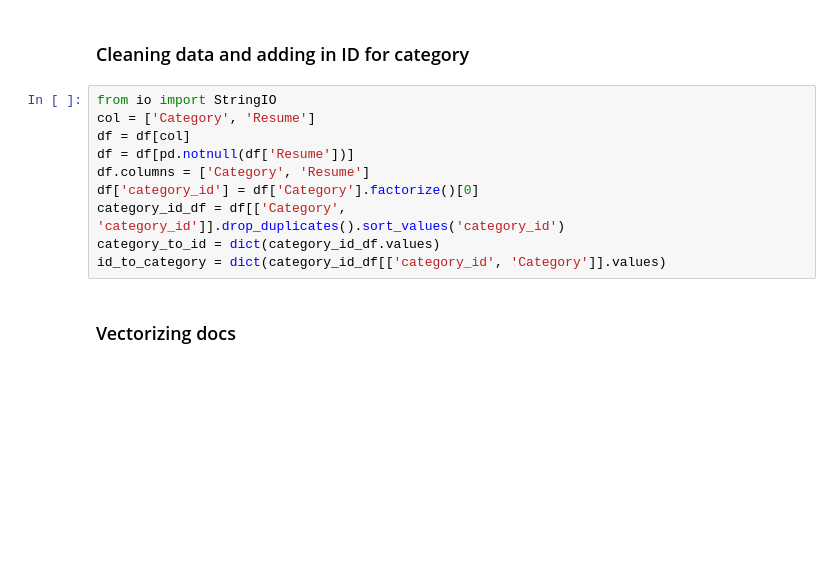
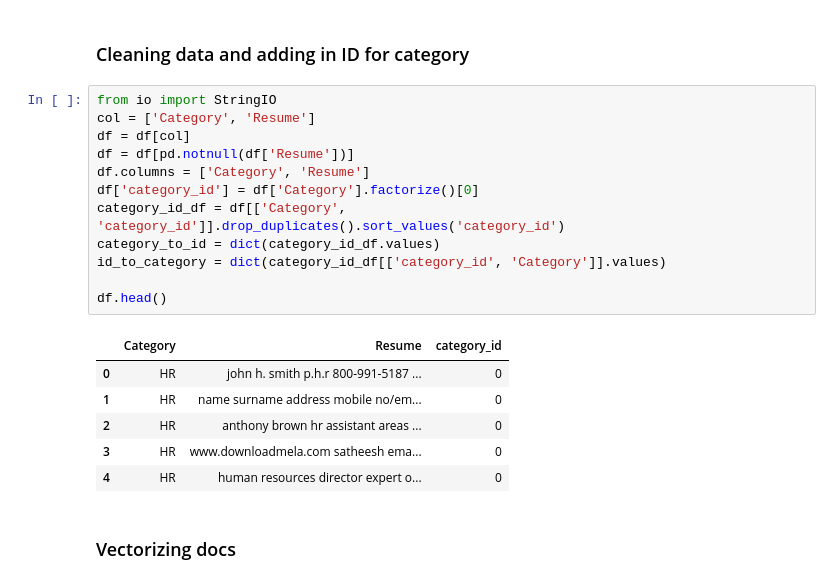
Before and after one commit to manishshettym/ResumeRise, a Jupyter notebook: Utils/Modelling.ipynb, the cells around one changed output. Saved outputs shown, nothing was run; the diff lists cells and outputs as text; blank space fills up the shorter version.

```diff
--- a/Utils/Modelling.ipynb
+++ b/Utils/Modelling.ipynb
@@ -65,13 +65,22 @@ def preprocess(eval_res):
 # %%
 from io import StringIO
 col = ['Category', 'Resume']
 df = df[col]
 df = df[pd.notnull(df['Resume'])]
 df.columns = ['Category', 'Resume']
 df['category_id'] = df['Category'].factorize()[0]
 category_id_df = df[['Category', 'category_id']].drop_duplicates().sort_values('category_id')
 category_to_id = dict(category_id_df.values)
 id_to_category = dict(category_id_df[['category_id', 'Category']].values)
+
+df.head()
+# %% [output]
+|  | Category | Resume | category_id |
+| 0 | HR | john h. smith p.h.r 800-991-5187 ... | 0 |
+| 1 | HR | name surname address mobile no/em... | 0 |
+| 2 | HR | anthony brown hr assistant areas ... | 0 |
+| 3 | HR | www.downloadmela.com satheesh ema... | 0 |
+| 4 | HR | human resources director expert o... | 0 |
 # %% [markdown]
 ### Vectorizing docs
 # %%
```
Also changed, not shown: parts of 8 cells of this notebook.
